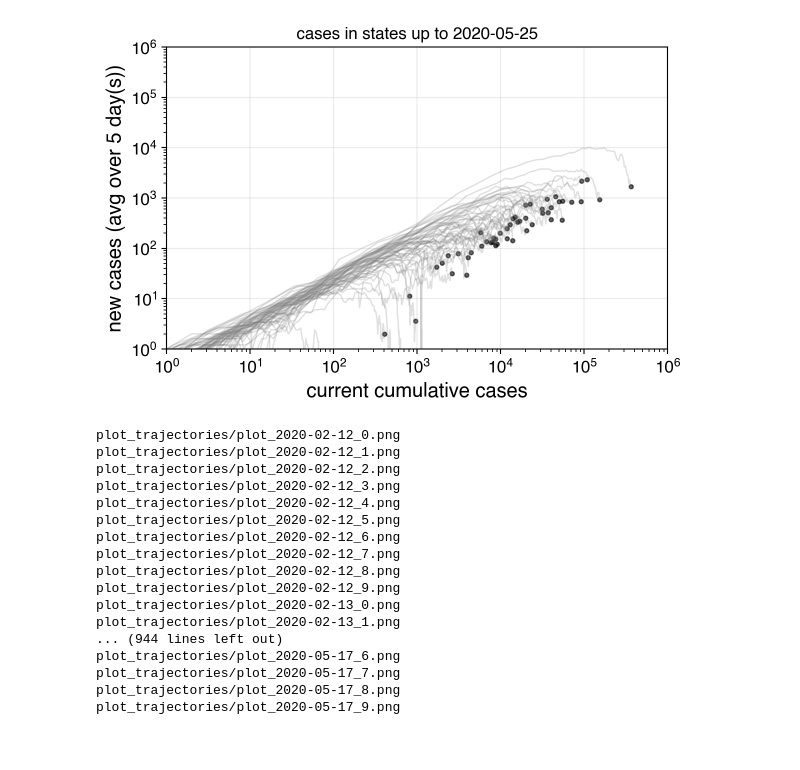
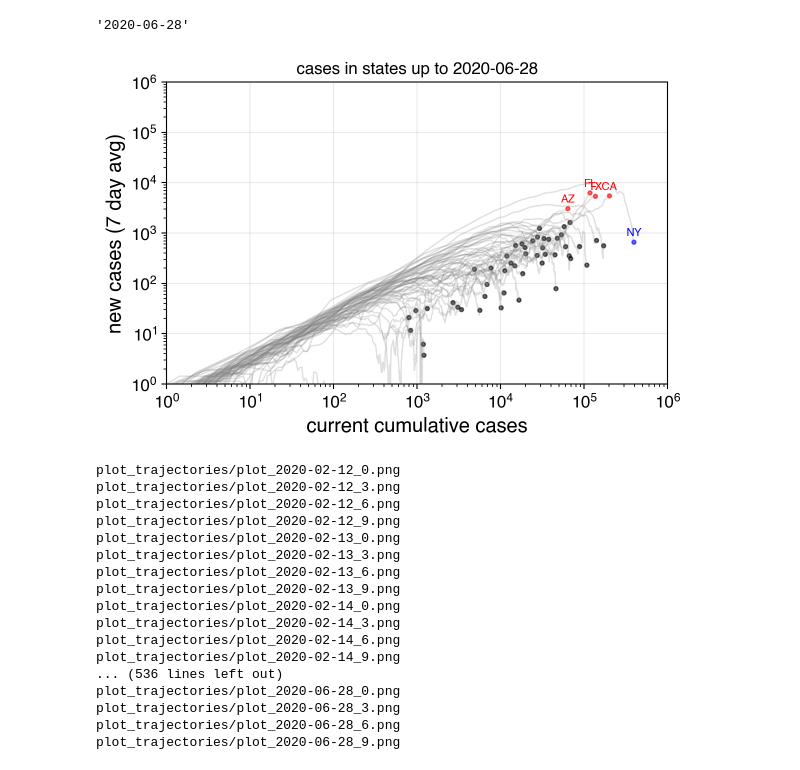
Before and after one commit to aminnj/covid19, a Jupyter notebook: notebooks/trajectories.ipynb, the cells around one changed output. Drawn from its saved outputs; the diff is of its cells as text; code cells hidden in the pictures.

Commit message:
update data

```diff
--- a/notebooks/trajectories.ipynb
+++ b/notebooks/trajectories.ipynb
@@ -35,3 +16,7 @@ df_states = get("state", avg_over=avg_over)
+# %%
+avg_over = 7
+df_counties = load_df_nytimes(counties=True, cases=True, avg_over=avg_over)
+df_states = load_df_nytimes(counties=False, cases=True, avg_over=avg_over)
 # %%
 df_states
 # %% [output]
@@ -52,3 +37,8 @@ df_states
+# %%
+max_date = str(df_states.index.max()).split()[0]
+max_date
+# %% [output]
+'2020-06-28'
 # %%
 def plot(max_date="2020-04-17", regions="states", frac=1.0, alpha_lines=0.25, alpha_markers=0.6, fname=None):
      # frac = 1.0 means take the latest point, 0.0 means take the previous point
@@ -76,13 +66,28 @@ def plot(max_date="2020-04-17", regions="states", frac=1.0, alpha_lines=0.25, al
     ax.add_collection(lc)
     xs = frac*dfcurr.loc[max_date] + (1-frac)*dfcurr.loc[prev_date]
     ys = frac*dfdiff.loc[max_date] + (1-frac)*dfdiff.loc[prev_date]
-    ax.scatter(xs,ys,s = 8.0,color="black",alpha=alpha_markers)
+    d_highlight = {
+        "Arizona": ["AZ",[1.,0.,0]],
+        "Florida": ["FL",[1.,0.,0]],
+        "California": ["CA",[1.,0.,0]],
+        "Texas": ["TX",[1.,0.,0]],
+        "New York": ["NY",[0.,0.,1]],
+    }
+    def f(s):
+        pair = d_highlight.get(s)
+        if not pair: color = [0,0,0]
+        else: color = pair[1]
+        return color
+    colors = np.vstack(ys.index.map(f))
+    ax.scatter(xs,ys,s = 8.0,color=colors,alpha=alpha_markers)
+    for k,v in d_highlight.items():
+        ax.text(xs[k], 1.2*ys[k], v[0], ha='center', va='bottom', transform=ax.transData, color=v[1], fontsize=8)
     ax.set_xscale("log")
     ax.set_yscale("log")
     ax.set_xlim([1,1e6])
     ax.set_ylim([1,1e6])
     ax.set_xlabel("current cumulative cases")
-    ax.set_ylabel(f"new cases (avg over {avg_over} day(s))")
+    ax.set_ylabel(f"new cases ({avg_over} day avg)")
     ax.set_title(f"cases in {regions} up to {max_date}")
     ax.grid(alpha=0.25)
 
@@ -90,10 +95,10 @@ def plot(max_date="2020-04-17", regions="states", frac=1.0, alpha_lines=0.25, al
         fig.savefig(fname)
         plt.close()
 # %%
-plot(max_date=f"2020-05-25", regions="states", frac=1.0)
+plot(max_date=max_date, regions="states", frac=1.0)
 # plot(max_date=f"2020-05-03", regions="counties", frac=1.0)
 # %% [output]
-[figure, old version]
+[figure, new version]
 # %%
 !mkdir -p plot_trajectories/
 !rm plot_trajectories/*.png
@@ -101,9 +106,10 @@ plot(max_date=f"2020-05-25", regions="states", frac=1.0)
 regions = "states"
 # regions = "counties"
 
-dates = pd.date_range("2020-02-12","2020-05-17",freq="D").strftime("%Y-%m-%d")
+dates = pd.date_range("2020-02-12",max_date,freq="D").strftime("%Y-%m-%d")
 for date in dates:
-    for frac in np.linspace(0,0.9,10):
+#     for frac in np.linspace(0,0.9,10):
+    for frac in np.linspace(0,0.9,4):
         # frac 0 does the previous day, so we start with 0.0 to 0.9, then
         # when i increments, it's the next day
         ifrac = int(frac*10)
@@ -112,20 +118,20 @@ for date in dates:
         plot(max_date=date, frac=frac, regions=regions, fname=fname)
 # %% [output]
 plot_trajectories/plot_2020-02-12_0.png
-plot_trajectories/plot_2020-02-12_1.png
-plot_trajectories/plot_2020-02-12_2.png
 plot_trajectories/plot_2020-02-12_3.png
-plot_trajectories/plot_2020-02-12_4.png
-plot_trajectories/plot_2020-02-12_5.png
 plot_trajectories/plot_2020-02-12_6.png
-plot_trajectories/plot_2020-02-12_7.png
-plot_trajectories/plot_2020-02-12_8.png
 plot_trajectories/plot_2020-02-12_9.png
 plot_trajectories/plot_2020-02-13_0.png
-plot_trajectories/plot_2020-02-13_1.png
-... (944 lines left out)
-plot_trajectories/plot_2020-05-17_6.png
-plot_trajectories/plot_2020-05-17_7.png
-plot_trajectories/plot_2020-05-17_8.png
-plot_trajectories/plot_2020-05-17_9.png
+plot_trajectories/plot_2020-02-13_3.png
+plot_trajectories/plot_2020-02-13_6.png
+plot_trajectories/plot_2020-02-13_9.png
+plot_trajectories/plot_2020-02-14_0.png
+plot_trajectories/plot_2020-02-14_3.png
+plot_trajectories/plot_2020-02-14_6.png
+plot_trajectories/plot_2020-02-14_9.png
+... (536 lines left out)
+plot_trajectories/plot_2020-06-28_0.png
+plot_trajectories/plot_2020-06-28_3.png
+plot_trajectories/plot_2020-06-28_6.png
+plot_trajectories/plot_2020-06-28_9.png
 # %%
```
Also changed, not shown: parts of 5 cells of this notebook, 11 other files.
